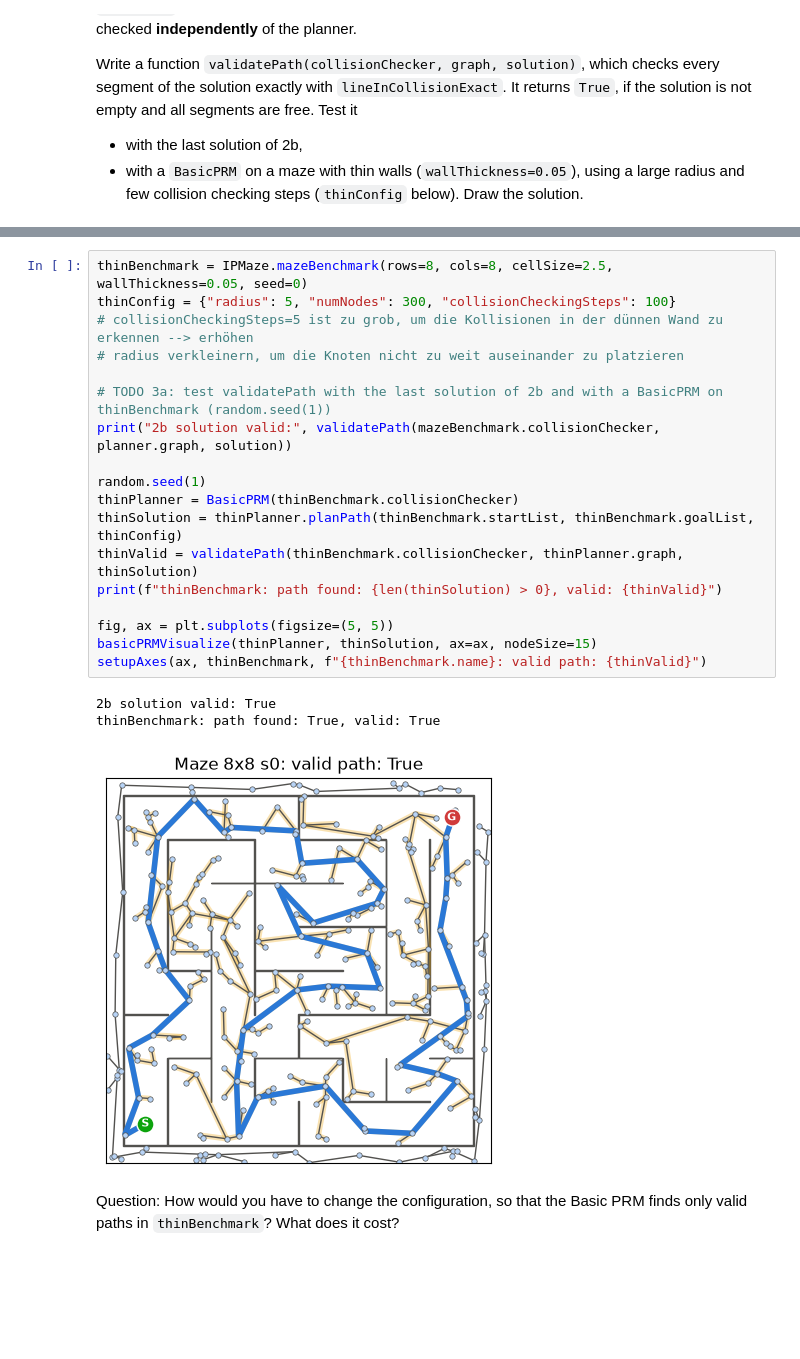
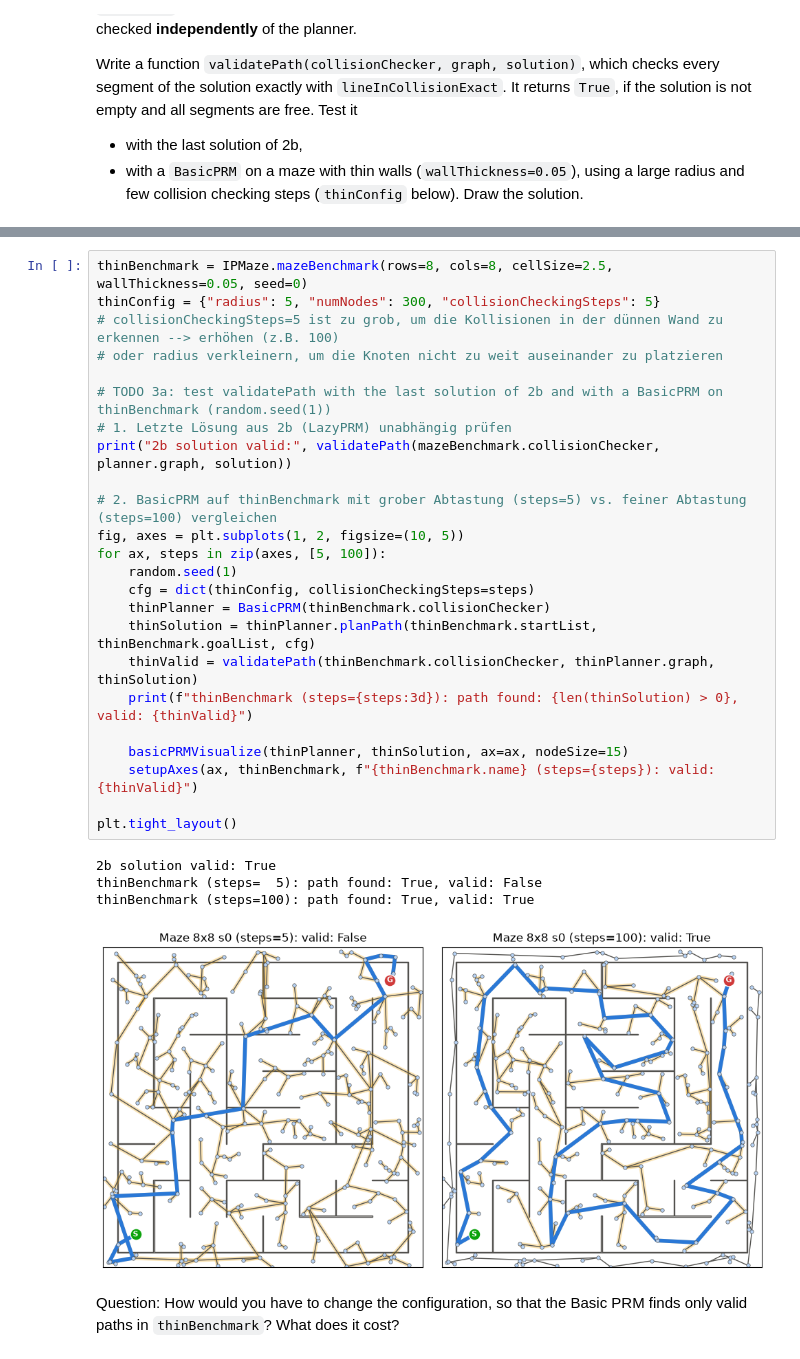
Before and after one commit to Hoesslicher/Roboterprogrammierung, a Jupyter notebook: notebooks/IP-7-1-Lab-Maze_solution.ipynb, the cells around one changed output, grey strips where cells are left out. Cells and saved outputs as stored; diff of their text form; blank space fills up the shorter version.

```diff
--- a/notebooks/IP-7-1-Lab-Maze_solution.ipynb
+++ b/notebooks/IP-7-1-Lab-Maze_solution.ipynb
@@ -425,26 +444,33 @@ def validatePath(collisionChecker, graph, solution):
     return True
 # %%
 thinBenchmark = IPMaze.mazeBenchmark(rows=8, cols=8, cellSize=2.5, wallThickness=0.05, seed=0)
-thinConfig = {"radius": 5, "numNodes": 300, "collisionCheckingSteps": 100}
-# collisionCheckingSteps=5 ist zu grob, um die Kollisionen in der dünnen Wand zu erkennen --> erhöhen
-# radius verkleinern, um die Knoten nicht zu weit auseinander zu platzieren
+thinConfig = {"radius": 5, "numNodes": 300, "collisionCheckingSteps": 5}
+# collisionCheckingSteps=5 ist zu grob, um die Kollisionen in der dünnen Wand zu erkennen --> erhöhen (z.B. 100)
+# oder radius verkleinern, um die Knoten nicht zu weit auseinander zu platzieren
 
 # TODO 3a: test validatePath with the last solution of 2b and with a BasicPRM on thinBenchmark (random.seed(1))
+# 1. Letzte Lösung aus 2b (LazyPRM) unabhängig prüfen
 print("2b solution valid:", validatePath(mazeBenchmark.collisionChecker, planner.graph, solution))
 
-random.seed(1)
-thinPlanner = BasicPRM(thinBenchmark.collisionChecker)
-thinSolution = thinPlanner.planPath(thinBenchmark.startList, thinBenchmark.goalList, thinConfig)
-thinValid = validatePath(thinBenchmark.collisionChecker, thinPlanner.graph, thinSolution)
-print(f"thinBenchmark: path found: {len(thinSolution) > 0}, valid: {thinValid}")
+# 2. BasicPRM auf thinBenchmark mit grober Abtastung (steps=5) vs. feiner Abtastung (steps=100) vergleichen
+fig, axes = plt.subplots(1, 2, figsize=(10, 5))
+for ax, steps in zip(axes, [5, 100]):
+    random.seed(1)
+    cfg = dict(thinConfig, collisionCheckingSteps=steps)
+    thinPlanner = BasicPRM(thinBenchmark.collisionChecker)
+    thinSolution = thinPlanner.planPath(thinBenchmark.startList, thinBenchmark.goalList, cfg)
+    thinValid = validatePath(thinBenchmark.collisionChecker, thinPlanner.graph, thinSolution)
+    print(f"thinBenchmark (steps={steps:3d}): path found: {len(thinSolution) > 0}, valid: {thinValid}")
 
-fig, ax = plt.subplots(figsize=(5, 5))
-basicPRMVisualize(thinPlanner, thinSolution, ax=ax, nodeSize=15)
-setupAxes(ax, thinBenchmark, f"{thinBenchmark.name}: valid path: {thinValid}")
+    basicPRMVisualize(thinPlanner, thinSolution, ax=ax, nodeSize=15)
+    setupAxes(ax, thinBenchmark, f"{thinBenchmark.name} (steps={steps}): valid: {thinValid}")
+
+plt.tight_layout()
 # %% [output]
 2b solution valid: True
-thinBenchmark: path found: True, valid: True
+thinBenchmark (steps=  5): path found: True, valid: False
+thinBenchmark (steps=100): path found: True, valid: True
-[figure, old version]
+[figure, new version]
 # %% [markdown]
 Question: How would you have to change the configuration, so that the Basic PRM finds only valid paths in `thinBenchmark`? What does it cost?
 # %% [markdown]
```
Also changed, not shown: parts of 19 cells of this notebook, 4 other files.
